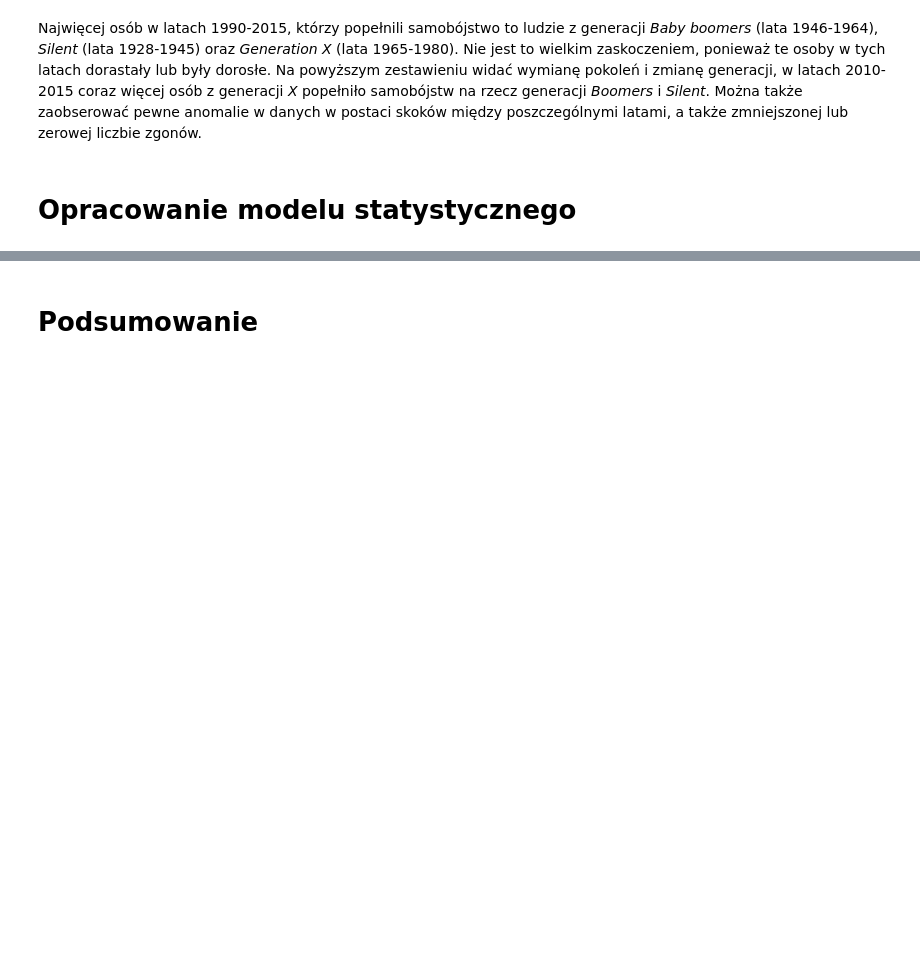
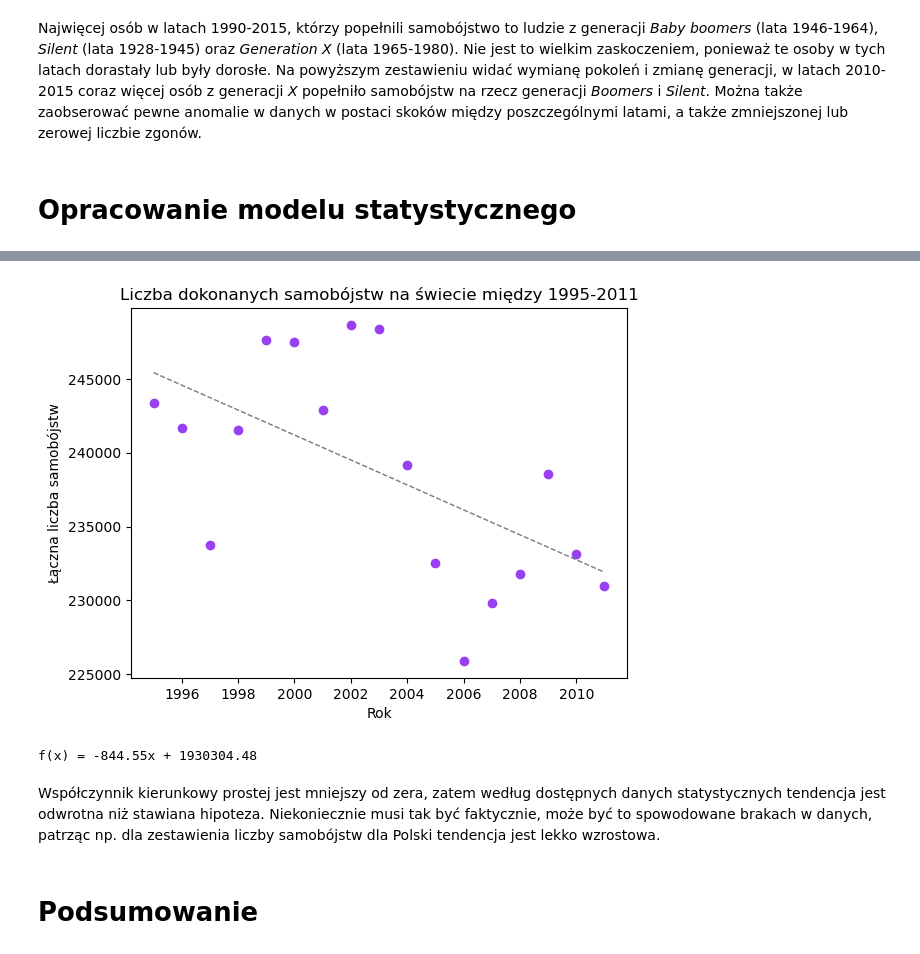
Before and after one commit to Szaroslav/suicides-data-analysis, a Jupyter notebook: src/suicides-data-analysis.ipynb, the cells around one changed output, grey strips where cells are left out. Cells and saved outputs as stored; diff of their text form; code cells hidden in the pictures; blank space fills up the shorter version.

```diff
--- a/src/suicides-data-analysis.ipynb
+++ b/src/suicides-data-analysis.ipynb
@@ -421,2 +466,29 @@ Najwięcej osób w latach 1990-2015, którzy popełnili samobójstwo to ludzie z
+# %%
+res = cur.execute(f"""
+    SELECT year, SUM(suicides_no)
+    FROM suicides
+    WHERE year BETWEEN 1995 AND 2011
+    GROUP BY year
+""").fetchall()
+x, y = zip(*res)
+
+a, b, r, p, std_err = stats.linregress(x, y)
+fig, ax = plt.subplots()
+
+plt.scatter(x, y, color="#9940f2")
+plt.plot(x, list(map(lambda x: a*x + b, x)), linestyle="--", linewidth=1, color="#7a7784")
+
+ax.set_title("Liczba dokonanych samobójstw na świecie między 1995-2011")
+ax.set_xlabel("Rok")
+ax.set_ylabel("Łączna liczba samobójstw")
+
+plt.show()
+
+print(f"f(x) = {round(a, 2)}x + {round(b, 2)}")
+# %% [output]
+[figure, added]
+f(x) = -844.55x + 1930304.48
+# %% [markdown]
+Współczynnik kierunkowy prostej jest mniejszy od zera, zatem według dostępnych danych statystycznych tendencja jest odwrotna niż stawiana hipoteza. Niekoniecznie musi tak być faktycznie, może być to spowodowane brakach w danych, patrząc np. dla zestawienia liczby samobójstw dla Polski tendencja jest lekko wzrostowa.
 # %% [markdown]
 # Podsumowanie
```
Also changed, not shown: parts of 10 cells of this notebook.
